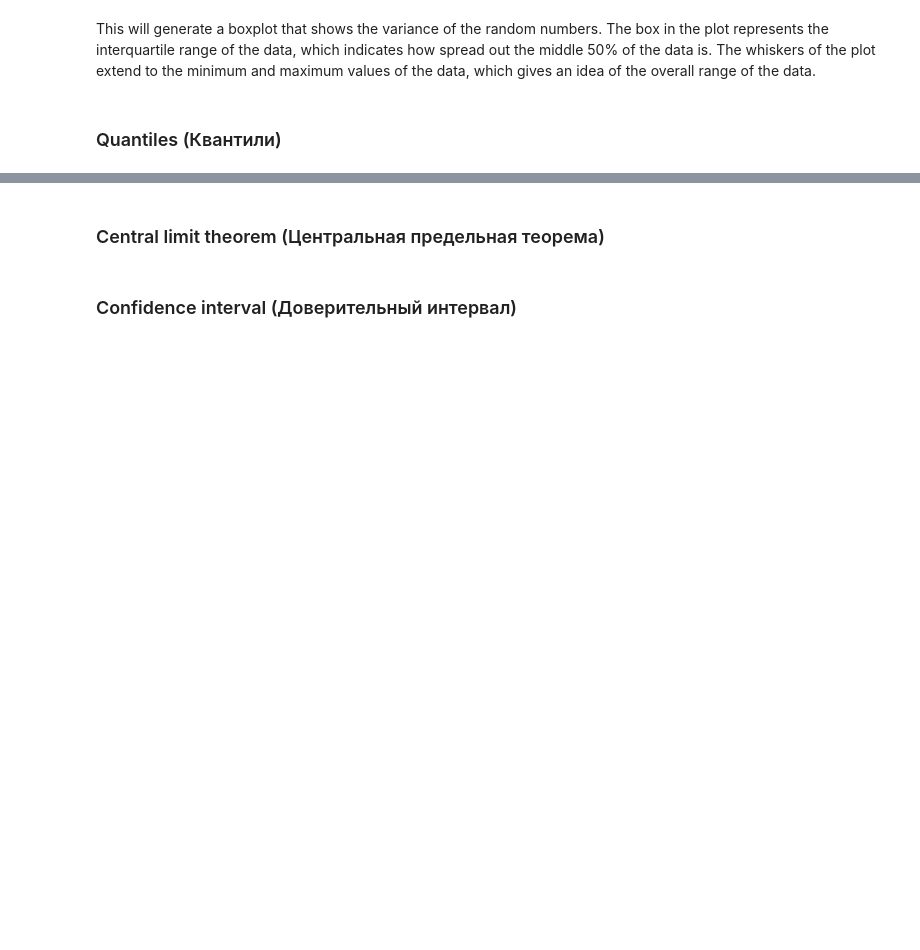
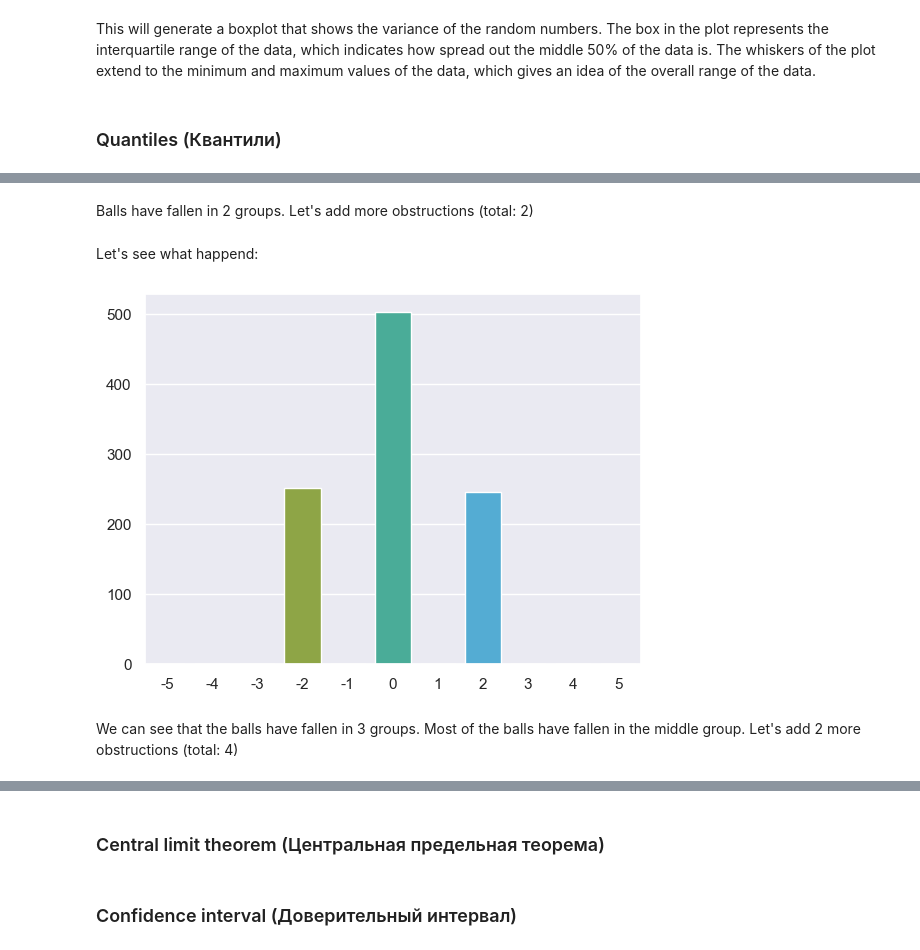
Before and after one commit to Alexey3250/Statistics_foundations_1, a Jupyter notebook: notes.ipynb, the cells around one changed output, grey strips where cells are left out. Cells and saved outputs as stored; diff of their text form; code cells hidden in the pictures; blank space fills up the shorter version.

```diff
--- a/notes.ipynb
+++ b/notes.ipynb
@@ -472,0 +605,28 @@ This will generate a boxplot that shows the variance of the random numbers. The
+# %% [markdown]
+Balls have fallen in 2 groups.
+Let's add more obstructions (total: 2)
+# %%
+import numpy as np
+
+a = {-5:0, -4:0, -3:0, -2:0, -1:0, 0:0, +1:0, +2:0, +3:0, +4:0, +5:0}
+
+# drop 1000 balls (кидаем 1000 шариков)
+for i in range(1000):
+    x = 0
+    x += np.random.choice([-1,1])
+
+    # 2nd row of obstacles - the ball will either go to the center or even further from the center (второй ряд препятствий - шарик полетит либо в центр, либо еще дальше от центра)
+    x += np.random.choice([-1,1])
+    a[x] += 1
+# %% [markdown]
+Let's see what happend:
+# %%
+import seaborn as sns
+
+sns.set()
+sns.barplot(x=list(a.keys()), y=list(a.values()));
+# %% [output]
+[figure, added]
+# %% [markdown]
+We can see that the balls have fallen in 3 groups. Most of the balls have fallen in the middle group.
+Let's add 2 more obstructions (total: 4)
```
Also changed, not shown: parts of 51 cells of this notebook.
